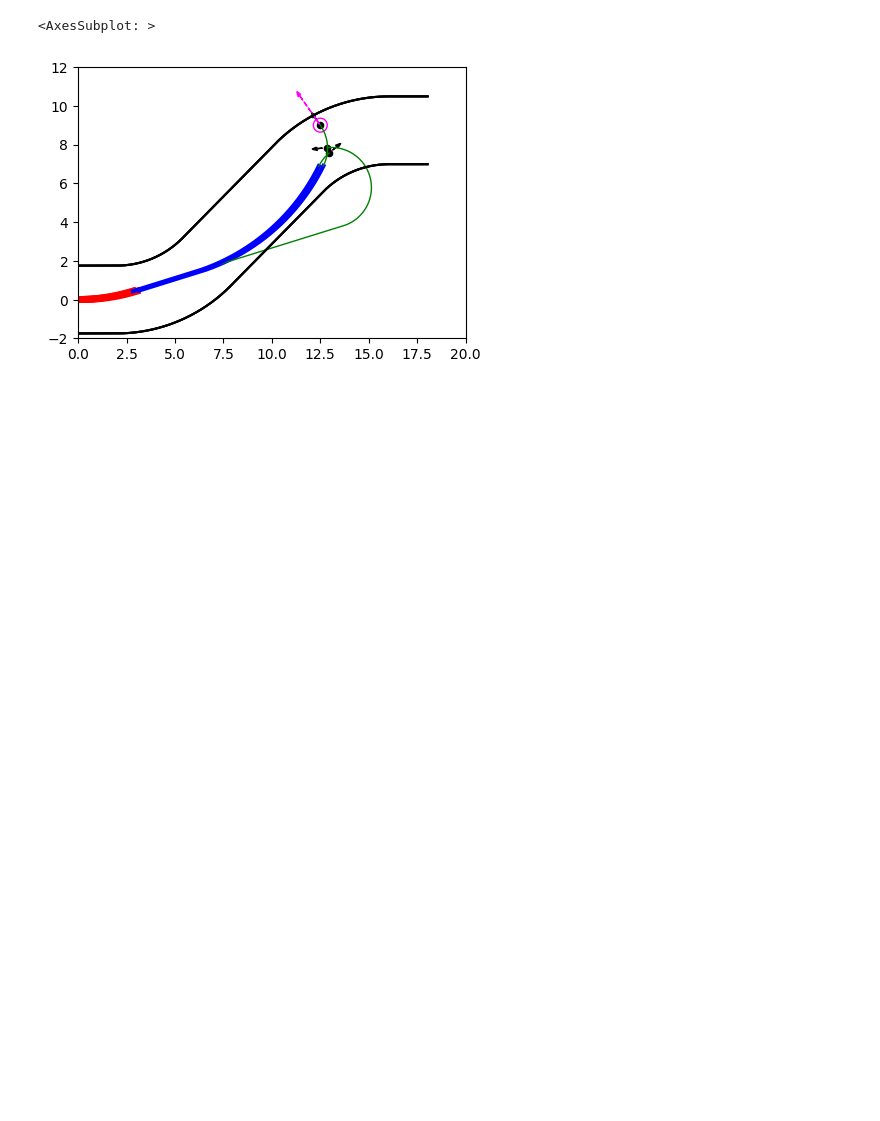
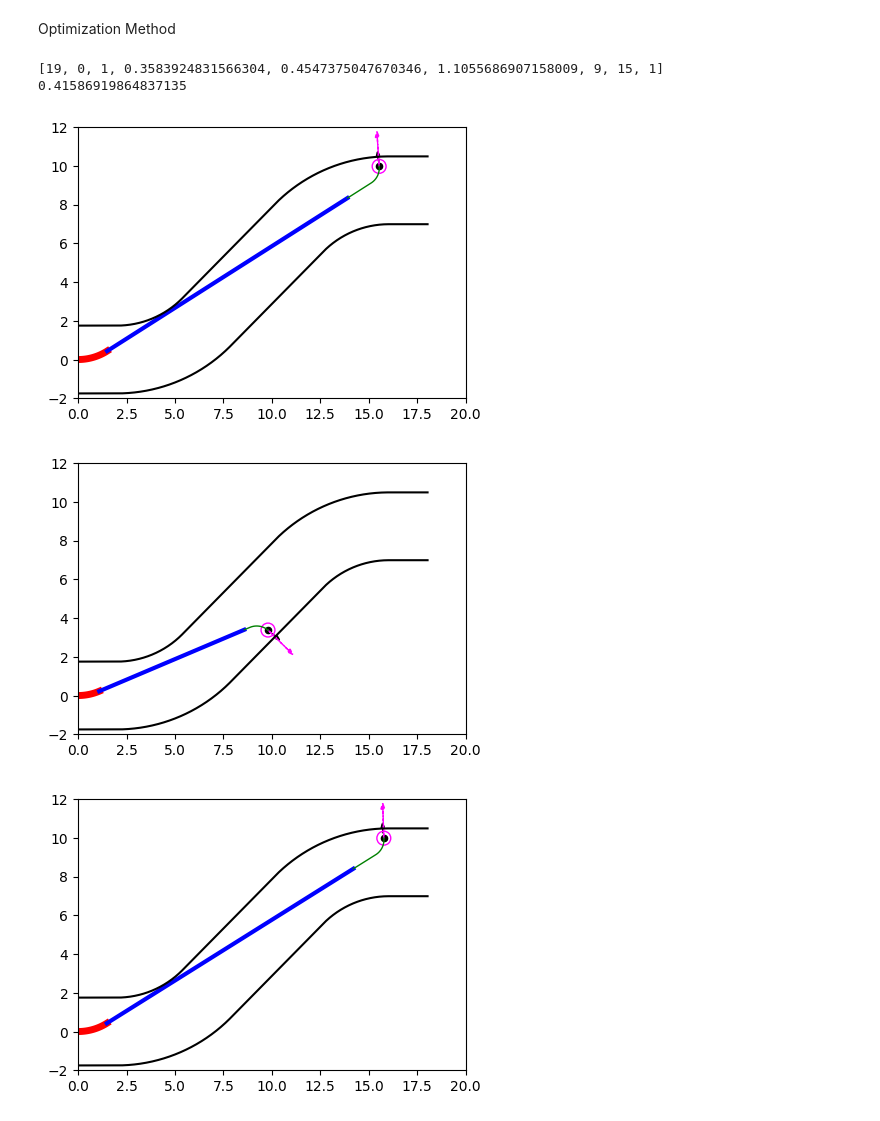
Before and after one commit to TWilson05/2406-Continuum-Robot, a Jupyter notebook: tube_specs/optimize_LK.ipynb, the cells around one changed output. Cells and saved outputs as stored; diff of their text form; code cells hidden in the pictures; blank space fills up the shorter version.

Commit message:
optimization method for Nelder-Mead and attempt at GP in place

```diff
--- a/tube_specs/optimize_LK.ipynb
+++ b/tube_specs/optimize_LK.ipynb
@@ -196,22 +101,2 @@ CTR_robot.plot_inverse(target_xy_top, target_dir_top, inverse_results_top, num_s
-# %%
-# Define Robot Constants
-opt_vals = [2.87974698,  8.64525377,  6.09095807,  0.10461264,  0.09382842,  0.48286981, 6.99615305, 16.18773485, 20.8537647 ]
-Lengths = opt_vals[6:9] # --> [L3, L2, L1]
-Curved_Lengths = opt_vals[0:3] # --> [L3c, L2c, L1c] (less than or equal to) [L3, L2, L1]
-Kappas = opt_vals[3:6] # --> [k3, k2, k1]
-# ^^^-------------- Kappas and Curved_Lengths are the parameters to be optimized by Tyler
-
-# Create a CTR robot object
-CTR_robot = CTR_DomStiff(Lengths, Curved_Lengths, Kappas, pipe)
-
-# def cost_inv_custom(target_xy, target_dir, tip_xy, normal_dir) -> float:
-#     return np.linalg.norm(tip_xy-target_xy)**2+ (0.1)*np.linalg.norm(normal_dir-target_dir)**2
-
-# Try to go to the top side of the pipe
-target_xy_top = [12.5,9]
-target_dir_top = [-0.7,1]
-inverse_results_top = CTR_robot.inverse_kin(target_xy_top, target_dir_top)
-CTR_robot.plot_inverse(target_xy_top, target_dir_top, inverse_results_top, num_sol_to_plot=3)
-# %% [output]
-<AxesSubplot: >
-[figure, removed]
+# %% [markdown]
+Optimization Method
@@ -217,0 +156,36 @@ CTR_robot.plot_inverse(target_xy_top, target_dir_top, inverse_results_top, num_s
+# %%
+# optimization via GP
+from skopt import gp_minimize
+
+# Initial guess
+initial_params = [3,3,3,0.1,0.1,0.5,7,7,7] # --> [L3c, L2c, L1c, k3, k2, k1, L3, L2, L1]
+
+# Optimization bounds
+eps = 1e-3
+opt_bounds = [(0, 20), (0, 20), (0, 20), (eps,2), (eps,2), (eps,2), (0, 20), (0, 20), (0, 20)]
+
+# Obtain the optimized Curved Lengths and Curvatures
+opt_result = gp_minimize(objective_CTR, opt_bounds, n_calls=400, n_random_starts=10, acq_func="LCB", x0=initial_params, n_jobs=-1)
+# opt_result = gp_minimize(objective_CTR, opt_bounds, n_calls=10, n_random_starts=1)
+# %%
+# retrieve results
+Curved_Lengths_opt = opt_result.x[0:3]
+Kappas_opt = opt_result.x[3:6]
+Lengths_opt = opt_result.x[6:9]
+print(opt_result.x)
+print(opt_result.fun)
+# %% [output]
+[19, 0, 1, 0.3583924831566304, 0.4547375047670346, 1.1055686907158009, 9, 15, 1]
+0.41586919864837135
+# %%
+# visualize the results on the training set
+CTR_opt = CTR_DomStiff(Lengths_opt, Curved_Lengths_opt, Kappas_opt, Pipe)
+for i in range(test_targets.shape[1]):
+    target_xy_top = test_targets[:2,i]
+    target_dir_top = test_targets[2:,i]
+    inverse_results_top_opt = CTR_opt.inverse_kin(target_xy_top, target_dir_top)
+    CTR_opt.plot_inverse(target_xy_top, target_dir_top, inverse_results_top_opt, num_sol_to_plot=1)
+# %% [output]
+[figure, added]
+[figure, added]
+[figure, added]
```
Also changed, not shown: parts of 8 cells of this notebook, 1 other file.
